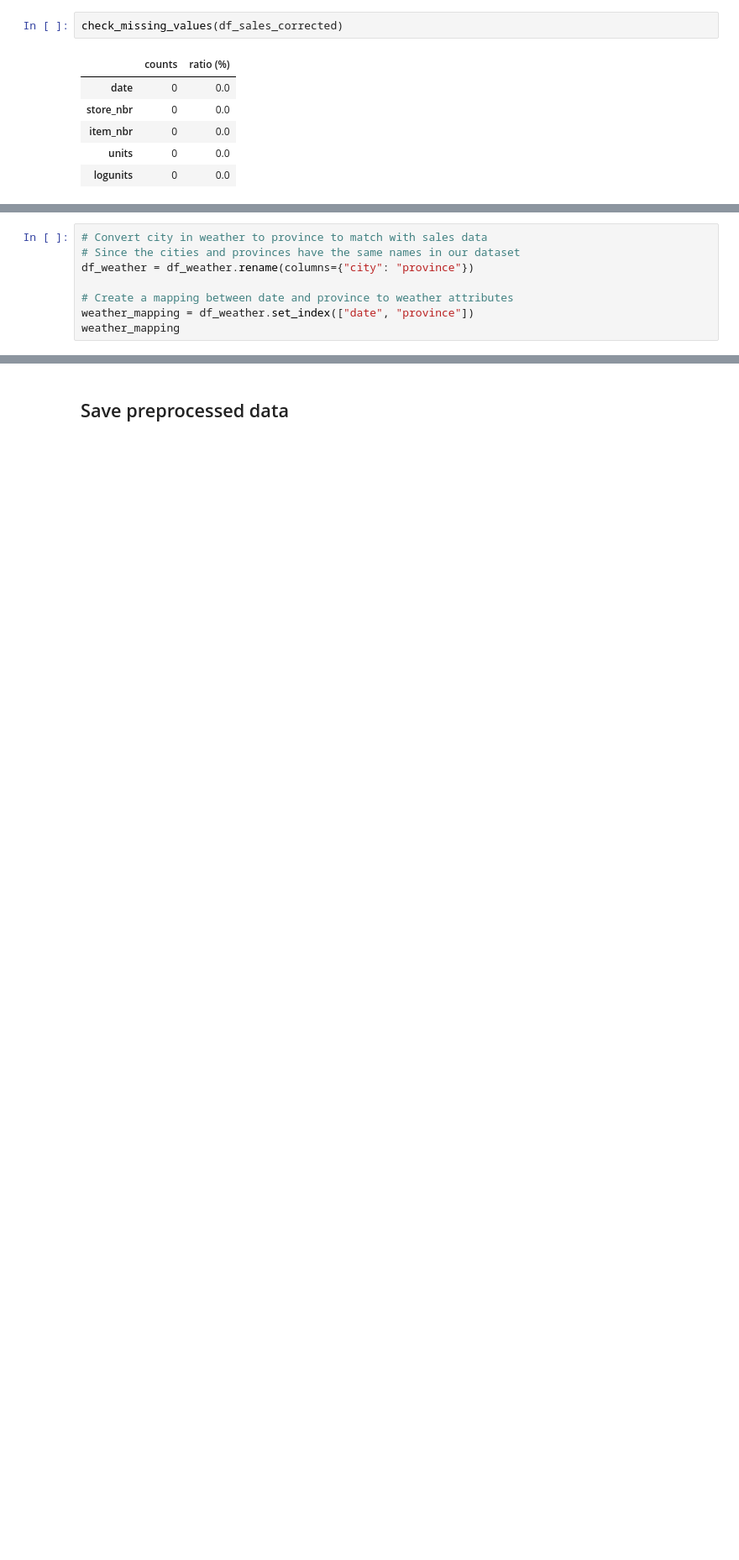
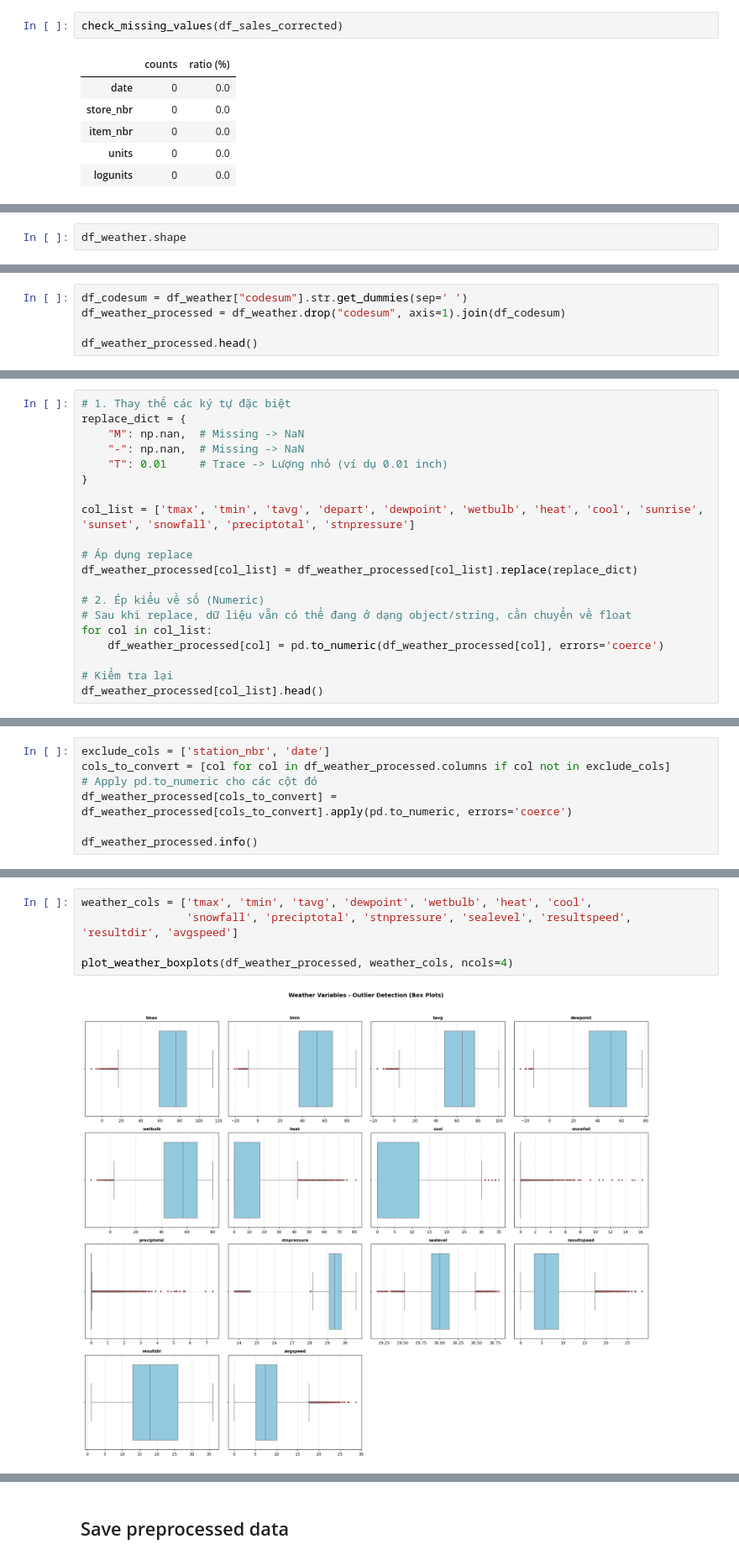
Before and after one commit to T-Sunm/sales_forecasting_xai, a Jupyter notebook: notebooks/wallmart_data/01_preprocessing.ipynb, the cells around one changed output, grey strips where cells are left out. Shown at 84% size. Drawn from its saved outputs; the diff is of its cells as text; blank space fills up the shorter version.

Commit message:
preprocessing weather data

```diff
--- a/notebooks/wallmart_data/01_preprocessing.ipynb
+++ b/notebooks/wallmart_data/01_preprocessing.ipynb
@@ -301,9 +312,3 @@ check_missing_values(df_sales_corrected)
 # %%
-# Convert city in weather to province to match with sales data
-# Since the cities and provinces have the same names in our dataset
-df_weather = df_weather.rename(columns={"city": "province"})
-
-# Create a mapping between date and province to weather attributes
-weather_mapping = df_weather.set_index(["date", "province"])
-weather_mapping
+df_weather.shape
 # %% [output]
@@ -310,0 +336,5 @@ KeyError: "None of ['province'] are in the columns"
+# %%
+df_codesum = df_weather["codesum"].str.get_dummies(sep=' ')
+df_weather_processed = df_weather.drop("codesum", axis=1).join(df_codesum)
+
+df_weather_processed.head()
@@ -310,0 +350,20 @@ KeyError: "None of ['province'] are in the columns"
+# %%
+# 1. Thay thế các ký tự đặc biệt
+replace_dict = {
+    "M": np.nan,  # Missing -> NaN
+    "-": np.nan,  # Missing -> NaN
+    "T": 0.01     # Trace -> Lượng nhỏ (ví dụ 0.01 inch)
+}
+
+col_list = ['tmax', 'tmin', 'tavg', 'depart', 'dewpoint', 'wetbulb', 'heat', 'cool', 'sunrise', 'sunset', 'snowfall', 'preciptotal', 'stnpressure']
+
+# Áp dụng replace
+df_weather_processed[col_list] = df_weather_processed[col_list].replace(replace_dict)
+
+# 2. Ép kiểu về số (Numeric)
+# Sau khi replace, dữ liệu vẫn có thể đang ở dạng object/string, cần chuyển về float
+for col in col_list:
+    df_weather_processed[col] = pd.to_numeric(df_weather_processed[col], errors='coerce')
+
+# Kiểm tra lại
+df_weather_processed[col_list].head()
@@ -310,0 +379,7 @@ KeyError: "None of ['province'] are in the columns"
+# %%
+exclude_cols = ['station_nbr', 'date']
+cols_to_convert = [col for col in df_weather_processed.columns if col not in exclude_cols]
+# Apply pd.to_numeric cho các cột đó
+df_weather_processed[cols_to_convert] = df_weather_processed[cols_to_convert].apply(pd.to_numeric, errors='coerce')
+
+df_weather_processed.info()
@@ -310,0 +404,7 @@ KeyError: "None of ['province'] are in the columns"
+# %%
+weather_cols = ['tmax', 'tmin', 'tavg', 'dewpoint', 'wetbulb', 'heat', 'cool',
+                'snowfall', 'preciptotal', 'stnpressure', 'sealevel', 'resultspeed', 'resultdir', 'avgspeed']
+
+plot_weather_boxplots(df_weather_processed, weather_cols, ncols=4)
+# %% [output]
+[figure, added]
```
Also changed, not shown: parts of 25 cells of this notebook, 16 other files.
